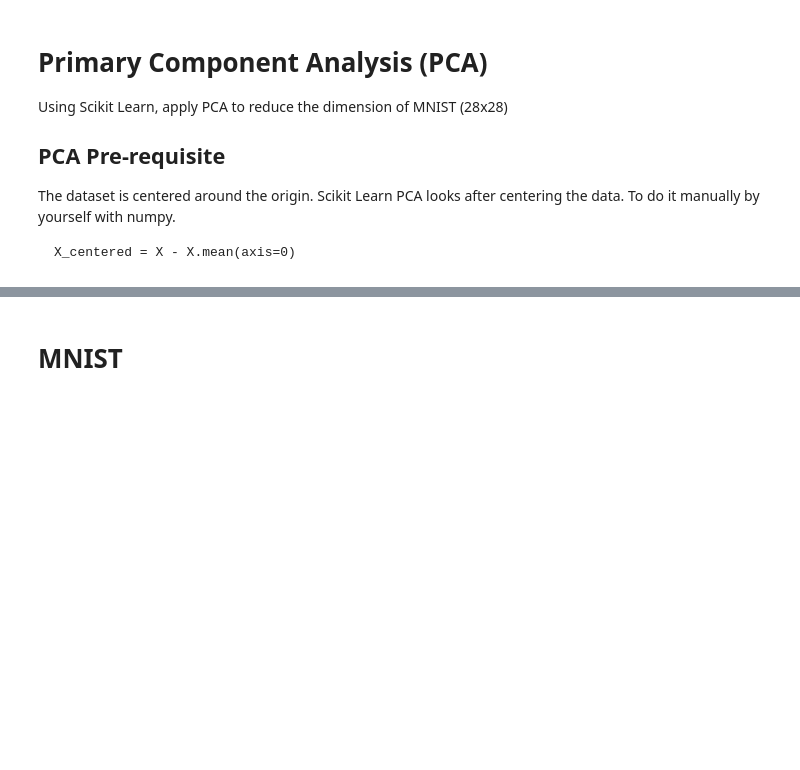
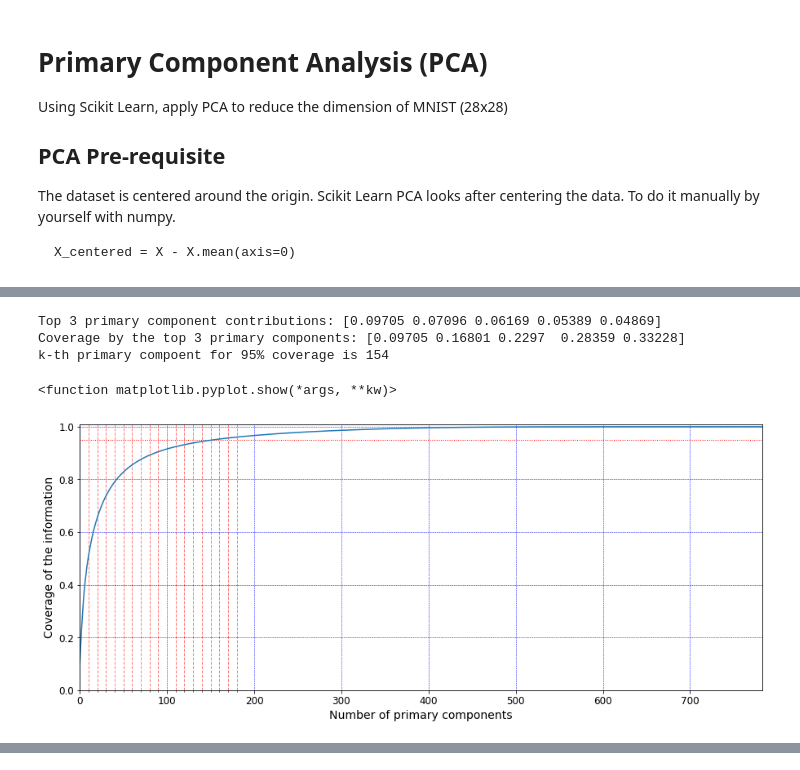
Before and after one commit to oonisim/Jupyter-Notebok, a Jupyter notebook: pca.ipynb, the cells around one changed output, grey strips where cells are left out. Cells and saved outputs as stored; diff of their text form; code cells hidden in the pictures; blank space fills up the shorter version.

Commit message:
Coverage plot with variance ratio

```diff
--- a/pca.ipynb
+++ b/pca.ipynb
@@ -48,6 +98,76 @@ Choose <b>k</b> which preseves 99% of the information of the data. <br/>
 <pre>
 <img align="left" src="./images/pca/andrew_ng_choosing_k.png" width="500">
 </pre>
+# %%
+from sklearn.decomposition import PCA
+pca = PCA()
+pca.fit(X_train)
+
+contributions = pca.explained_variance_ratio_
+coverages = np.cumsum(contributions)
+# %%
+k = np.argmax(coverages >= 0.95)
+
+print("Top 3 primary component contributions: {}".format(np.round(contributions[:5], decimals=5)))
+print("Coverage by the top 3 primary components: {}".format(np.round(coverages[:5], decimals=5)))
+print("k-th primary compoent for 95% coverage is {}".format(k + 1))
+# %% [output]
+Top 3 primary component contributions: [0.09705 0.07096 0.06169 0.05389 0.04869]
+Coverage by the top 3 primary components: [0.09705 0.16801 0.2297  0.28359 0.33228]
+k-th primary compoent for 95% coverage is 154
+# %%
+dimensions = range(0, len(contributions))
+
+plt.figure(figsize=(15, 6))
+
+# --------------------------------------------------------------------------------
+# Axes
+# [Axis limits]
+# With plt.axes() you are creating a new axes again.
+# Use ax.set_xlim(a,b) and ax.set_ylim(a,b)
+# --------------------------------------------------------------------------------
+#plt.axis((0,max(dimensions),0,1.01))
+# --------------------------------------------------------------------------------
+ax = plt.gca()
+ax.set_xlim(0, max(dimensions))
+ax.set_ylim(0, 1.01)
+ax.set_xlabel("Number of primary components")
+ax.set_ylabel("Coverage of the information")
+
+# --------------------------------------------------------------------------------
+# Grid
+# --------------------------------------------------------------------------------
+import math
+import matplotlib.ticker as ticker
+
+plt.grid(
+    color='b',
+    linestyle='--',
+    linewidth=0.5,
+    which='both'     # Both major and minor grids
+)
+
+# Minor grid
+minors = range(0, math.ceil(k/100)*100, 10)[1:-1]
+ax.xaxis.set_minor_locator(ticker.FixedLocator(minors))
+ax.grid(
+    which='minor', # Set the minor grid attributes
+    alpha=0.5,     # Transparency
+    lw=1,
+    color='r'
+)
+
+# 95% coverage line
+plt.plot([0.0, max(dimensions)], [0.95, 0.95], "r:", lw=1)
+
+# --------------------------------------------------------------------------------
+# Information coverage along Primary Components
+# --------------------------------------------------------------------------------
+plt.plot(dimensions, coverages)
+plt.show
+# %% [output]
+<function matplotlib.pyplot.show(*args, **kw)>
+[figure, added]
 # %% [markdown]
 # SVD
 
@@ -100,2 +183,0 @@ def save_fig(fig_id, tight_layout=True, fig_extension="png", resolution=300):
-# %% [markdown]
-# MNIST
```
Also changed, not shown: parts of 12 cells of this notebook.
